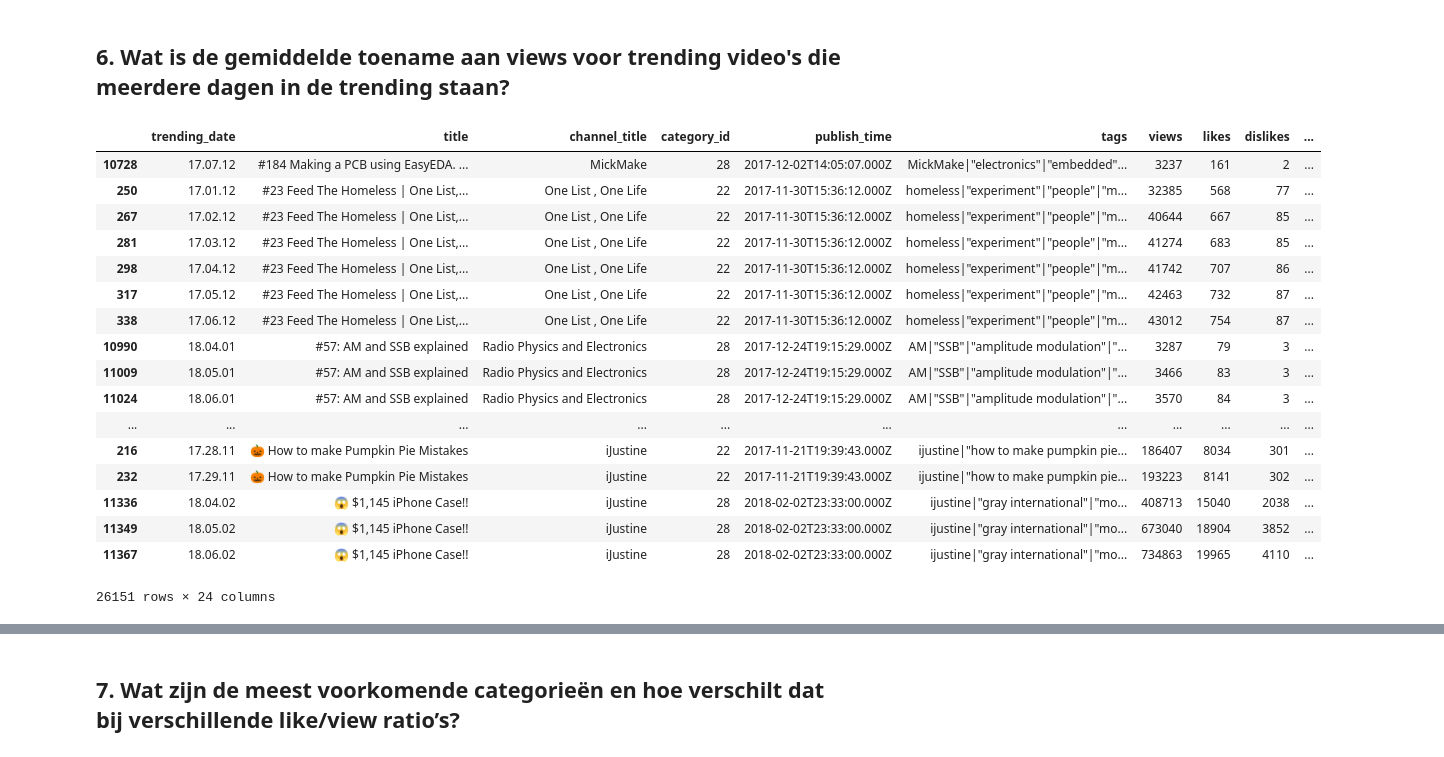
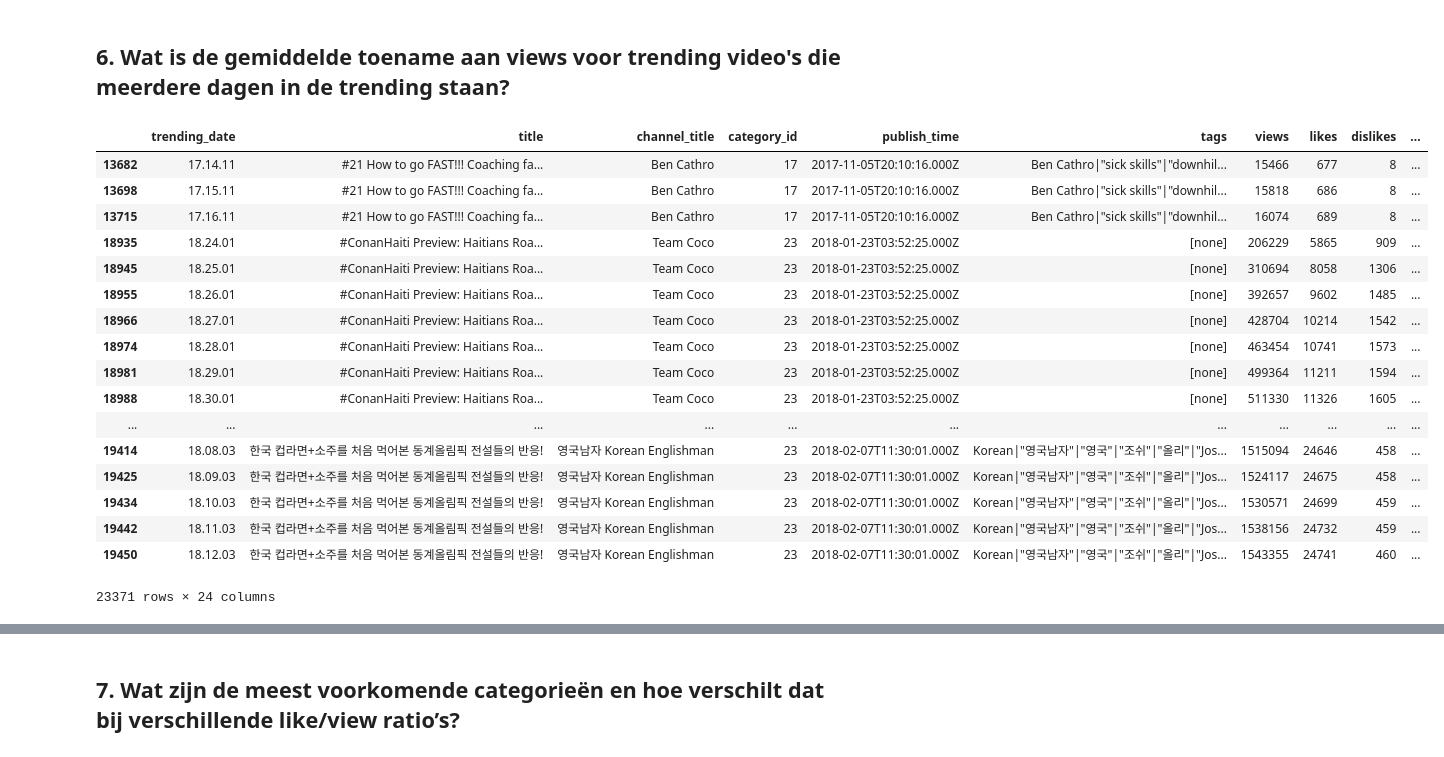
Before and after one commit to SandervWickeren/DataScience_YouTube, a Jupyter notebook: ResultsFile.ipynb, the cells around one changed output, grey strips where cells are left out. Saved outputs shown, nothing was run; the diff lists cells and outputs as text; code cells hidden in the pictures.

```diff
--- a/ResultsFile.ipynb
+++ b/ResultsFile.ipynb
@@ -246,48 +244,48 @@ US.sort_values("total",ascending=False)[["US","UK","CA"]][:30].plot(kind="bar",f
 # %%
 def find_increase(row,oldName,oldValue,streak):
     if row[1]==oldName:
         res= row[6]-oldValue
         streak+=1
         if res<0:
             return 0,streak
         else:
             return res,streak
     else:
         streak=1
         return row[6],streak
 
 def findNewViews(trending):
     temp_list={}
     temp_day={}
     streak=1
     oldName = ""
     oldValue = 0
     for x in trending.sort_values(["title","views"]).iterrows():
         temp_list[x[0]],temp_day[x[0]]=find_increase(x[1],oldName,oldValue,streak)
         oldName=x[1][1]
         oldValue=x[1][6]
         streak = temp_day[x[0]]
     trending["increase_views"]=pd.DataFrame.from_dict(temp_list,orient="index")
     trending["days_in_trending"] = pd.DataFrame.from_dict(temp_day,orient="index")
     return trending
-findNewViews(trending).sort_values(["title","views"])
+findNewViews(trending_UK).sort_values(["title","views"])
 # %% [output]
 |  | trending_date | title | channel_title | category_id | publish_time | tags | views | likes | dislikes | ... |
-| 10728 | 17.07.12 | #184 Making a PCB using EasyEDA. ... | MickMake | 28 | 2017-12-02T14:05:07.000Z | MickMake|"electronics"|"embedded"... | 3237 | 161 | 2 | ... |
-| 250 | 17.01.12 | #23 Feed The Homeless | One List,... | One List , One Life | 22 | 2017-11-30T15:36:12.000Z | homeless|"experiment"|"people"|"m... | 32385 | 568 | 77 | ... |
-| 267 | 17.02.12 | #23 Feed The Homeless | One List,... | One List , One Life | 22 | 2017-11-30T15:36:12.000Z | homeless|"experiment"|"people"|"m... | 40644 | 667 | 85 | ... |
-| 281 | 17.03.12 | #23 Feed The Homeless | One List,... | One List , One Life | 22 | 2017-11-30T15:36:12.000Z | homeless|"experiment"|"people"|"m... | 41274 | 683 | 85 | ... |
-| 298 | 17.04.12 | #23 Feed The Homeless | One List,... | One List , One Life | 22 | 2017-11-30T15:36:12.000Z | homeless|"experiment"|"people"|"m... | 41742 | 707 | 86 | ... |
-| 317 | 17.05.12 | #23 Feed The Homeless | One List,... | One List , One Life | 22 | 2017-11-30T15:36:12.000Z | homeless|"experiment"|"people"|"m... | 42463 | 732 | 87 | ... |
-| 338 | 17.06.12 | #23 Feed The Homeless | One List,... | One List , One Life | 22 | 2017-11-30T15:36:12.000Z | homeless|"experiment"|"people"|"m... | 43012 | 754 | 87 | ... |
-| 10990 | 18.04.01 | #57: AM and SSB explained | Radio Physics and Electronics | 28 | 2017-12-24T19:15:29.000Z | AM|"SSB"|"amplitude modulation"|"... | 3287 | 79 | 3 | ... |
-| 11009 | 18.05.01 | #57: AM and SSB explained | Radio Physics and Electronics | 28 | 2017-12-24T19:15:29.000Z | AM|"SSB"|"amplitude modulation"|"... | 3466 | 83 | 3 | ... |
-| 11024 | 18.06.01 | #57: AM and SSB explained | Radio Physics and Electronics | 28 | 2017-12-24T19:15:29.000Z | AM|"SSB"|"amplitude modulation"|"... | 3570 | 84 | 3 | ... |
+| 13682 | 17.14.11 | #21 How to go FAST!!! Coaching fa... | Ben Cathro | 17 | 2017-11-05T20:10:16.000Z | Ben Cathro|"sick skills"|"downhil... | 15466 | 677 | 8 | ... |
+| 13698 | 17.15.11 | #21 How to go FAST!!! Coaching fa... | Ben Cathro | 17 | 2017-11-05T20:10:16.000Z | Ben Cathro|"sick skills"|"downhil... | 15818 | 686 | 8 | ... |
+| 13715 | 17.16.11 | #21 How to go FAST!!! Coaching fa... | Ben Cathro | 17 | 2017-11-05T20:10:16.000Z | Ben Cathro|"sick skills"|"downhil... | 16074 | 689 | 8 | ... |
+| 18935 | 18.24.01 | #ConanHaiti Preview: Haitians Roa... | Team Coco | 23 | 2018-01-23T03:52:25.000Z | [none] | 206229 | 5865 | 909 | ... |
+| 18945 | 18.25.01 | #ConanHaiti Preview: Haitians Roa... | Team Coco | 23 | 2018-01-23T03:52:25.000Z | [none] | 310694 | 8058 | 1306 | ... |
+| 18955 | 18.26.01 | #ConanHaiti Preview: Haitians Roa... | Team Coco | 23 | 2018-01-23T03:52:25.000Z | [none] | 392657 | 9602 | 1485 | ... |
+| 18966 | 18.27.01 | #ConanHaiti Preview: Haitians Roa... | Team Coco | 23 | 2018-01-23T03:52:25.000Z | [none] | 428704 | 10214 | 1542 | ... |
+| 18974 | 18.28.01 | #ConanHaiti Preview: Haitians Roa... | Team Coco | 23 | 2018-01-23T03:52:25.000Z | [none] | 463454 | 10741 | 1573 | ... |
+| 18981 | 18.29.01 | #ConanHaiti Preview: Haitians Roa... | Team Coco | 23 | 2018-01-23T03:52:25.000Z | [none] | 499364 | 11211 | 1594 | ... |
+| 18988 | 18.30.01 | #ConanHaiti Preview: Haitians Roa... | Team Coco | 23 | 2018-01-23T03:52:25.000Z | [none] | 511330 | 11326 | 1605 | ... |
 | ... | ... | ... | ... | ... | ... | ... | ... | ... | ... | ... |
-| 216 | 17.28.11 | 🎃 How to make Pumpkin Pie Mistakes | iJustine | 22 | 2017-11-21T19:39:43.000Z | ijustine|"how to make pumpkin pie... | 186407 | 8034 | 301 | ... |
-| 232 | 17.29.11 | 🎃 How to make Pumpkin Pie Mistakes | iJustine | 22 | 2017-11-21T19:39:43.000Z | ijustine|"how to make pumpkin pie... | 193223 | 8141 | 302 | ... |
-| 11336 | 18.04.02 | 😱 $1,145 iPhone Case!! | iJustine | 28 | 2018-02-02T23:33:00.000Z | ijustine|"gray international"|"mo... | 408713 | 15040 | 2038 | ... |
-| 11349 | 18.05.02 | 😱 $1,145 iPhone Case!! | iJustine | 28 | 2018-02-02T23:33:00.000Z | ijustine|"gray international"|"mo... | 673040 | 18904 | 3852 | ... |
-| 11367 | 18.06.02 | 😱 $1,145 iPhone Case!! | iJustine | 28 | 2018-02-02T23:33:00.000Z | ijustine|"gray international"|"mo... | 734863 | 19965 | 4110 | ... |
+| 19414 | 18.08.03 | 한국 컵라면+소주를 처음 먹어본 동계올림픽 전설들의 반응! | 영국남자 Korean Englishman | 23 | 2018-02-07T11:30:01.000Z | Korean|"영국남자"|"영국"|"조쉬"|"올리"|"Jos... | 1515094 | 24646 | 458 | ... |
+| 19425 | 18.09.03 | 한국 컵라면+소주를 처음 먹어본 동계올림픽 전설들의 반응! | 영국남자 Korean Englishman | 23 | 2018-02-07T11:30:01.000Z | Korean|"영국남자"|"영국"|"조쉬"|"올리"|"Jos... | 1524117 | 24675 | 458 | ... |
+| 19434 | 18.10.03 | 한국 컵라면+소주를 처음 먹어본 동계올림픽 전설들의 반응! | 영국남자 Korean Englishman | 23 | 2018-02-07T11:30:01.000Z | Korean|"영국남자"|"영국"|"조쉬"|"올리"|"Jos... | 1530571 | 24699 | 459 | ... |
+| 19442 | 18.11.03 | 한국 컵라면+소주를 처음 먹어본 동계올림픽 전설들의 반응! | 영국남자 Korean Englishman | 23 | 2018-02-07T11:30:01.000Z | Korean|"영국남자"|"영국"|"조쉬"|"올리"|"Jos... | 1538156 | 24732 | 459 | ... |
+| 19450 | 18.12.03 | 한국 컵라면+소주를 처음 먹어본 동계올림픽 전설들의 반응! | 영국남자 Korean Englishman | 23 | 2018-02-07T11:30:01.000Z | Korean|"영국남자"|"영국"|"조쉬"|"올리"|"Jos... | 1543355 | 24741 | 460 | ... |
-26151 rows × 24 columns
+23371 rows × 24 columns
 # %%
```
Also changed, not shown: parts of 10 cells of this notebook.
